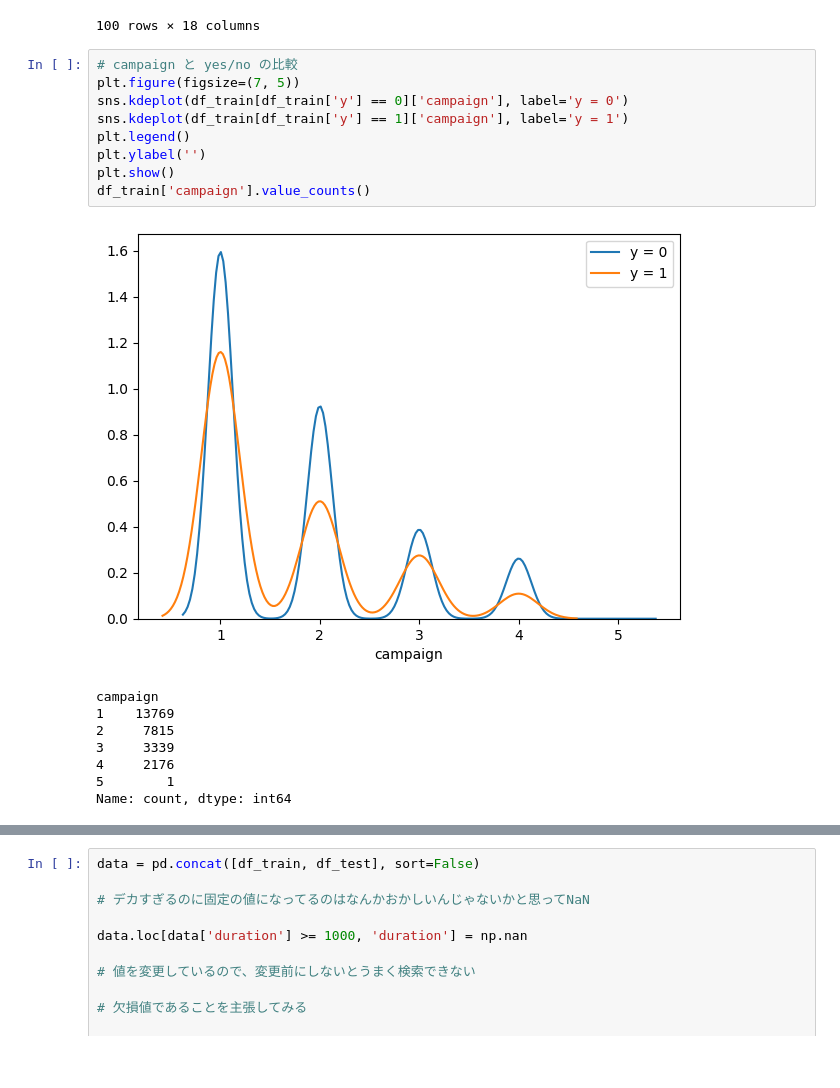
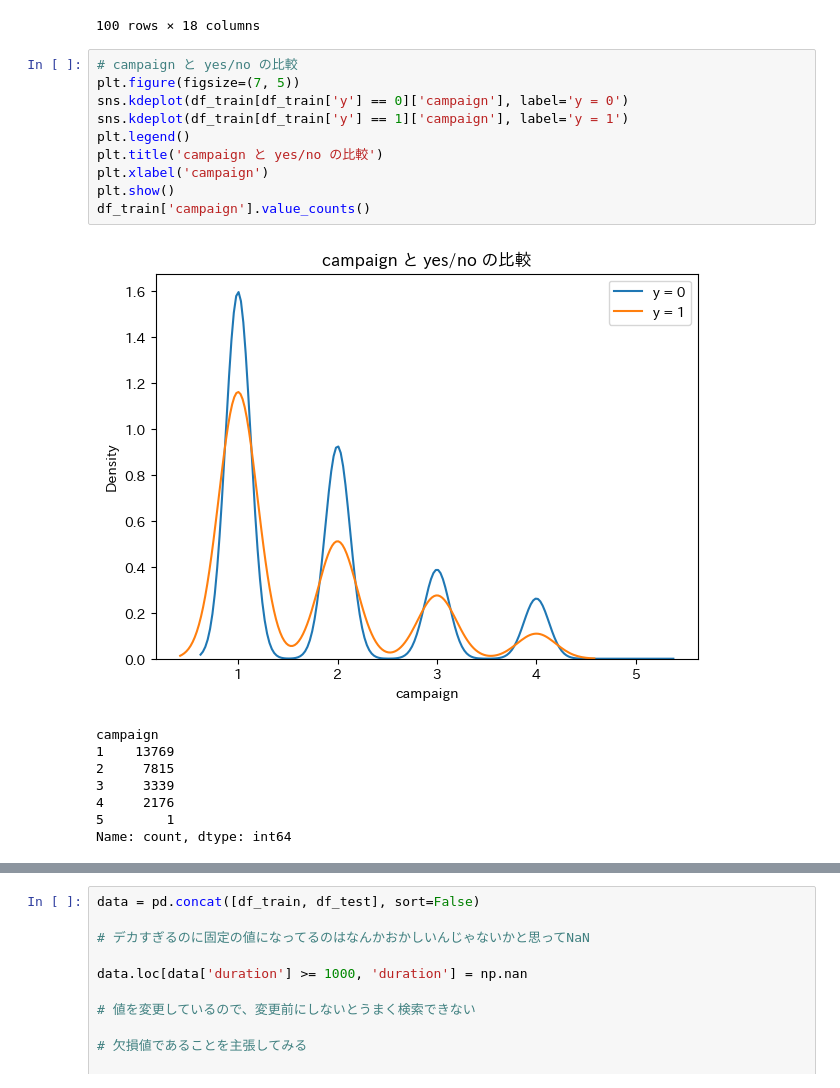
Before and after one commit to Memories-of-Sun-and-Moon/SIGNATE4B_040_Bank_Customer_Tartgeting, a Jupyter notebook: solve.ipynb, the cells around one changed output, grey strips where cells are left out. Drawn from its saved outputs; the diff is of its cells as text; blank space fills up the shorter version.

```diff
--- a/solve.ipynb
+++ b/solve.ipynb
@@ -249,14 +254,15 @@ df_train.nlargest(100, 'duration')
 # %%
 # campaign と yes/no の比較
 plt.figure(figsize=(7, 5))
 sns.kdeplot(df_train[df_train['y'] == 0]['campaign'], label='y = 0')
 sns.kdeplot(df_train[df_train['y'] == 1]['campaign'], label='y = 1')
 plt.legend()
-plt.ylabel('')
+plt.title('campaign と yes/no の比較')
+plt.xlabel('campaign')
 plt.show()
 df_train['campaign'].value_counts()
 # %% [output]
-[figure, old version]
+[figure, new version]
 campaign
 1    13769
 2     7815
```
Also changed, not shown: parts of 16 cells of this notebook.
